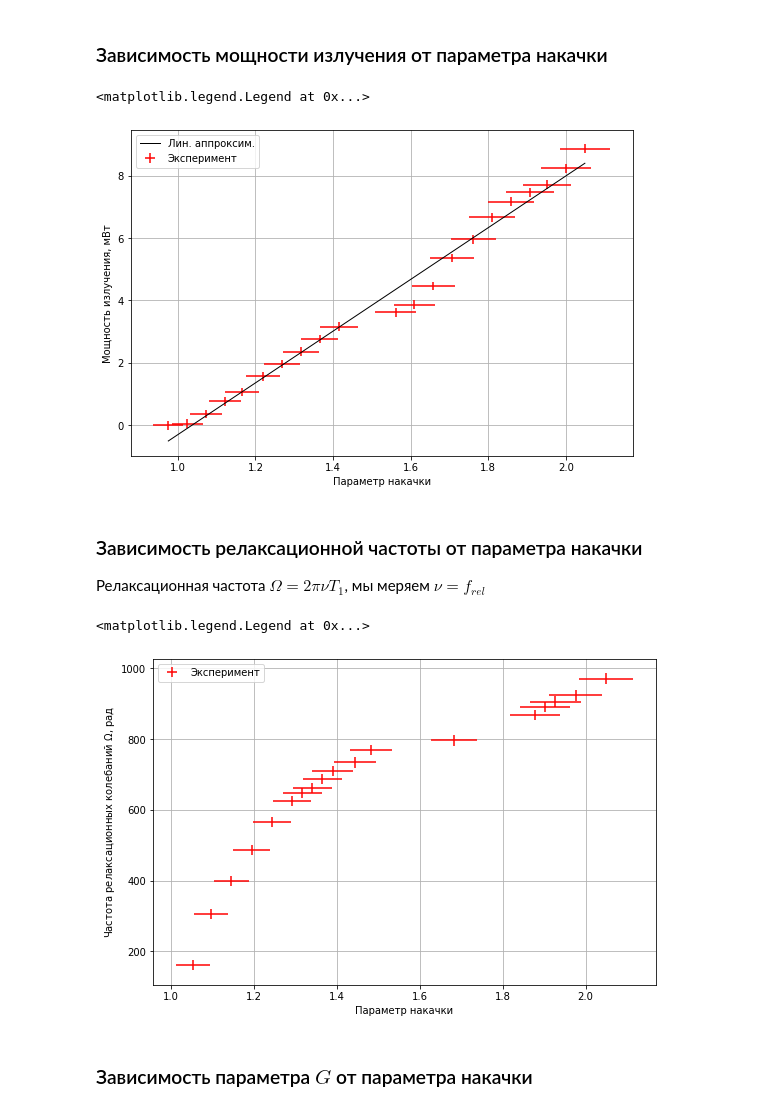
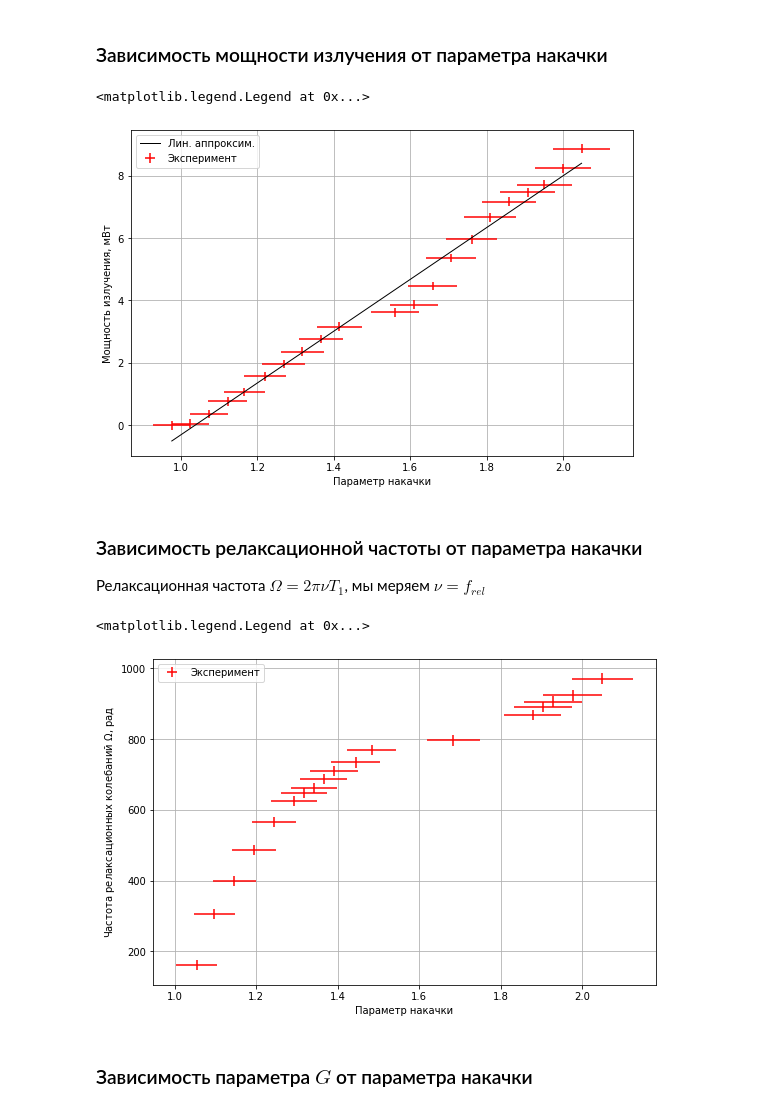
Before and after one commit to MrKozelberg/low_freq, a Jupyter notebook: scripts/script.ipynb, the cells around one changed output. Drawn from its saved outputs; the diff is of its cells as text; code cells hidden in the pictures.

```diff
--- a/scripts/script.ipynb
+++ b/scripts/script.ipynb
@@ -18,7 +18,7 @@ p_iz = data1[:, 1]  # излучение
 p_iz -= p_iz[-1]  # учёт фоновой засветки
 
 # погрешности, выбраны из соображения, что там всё "дышало"
-p_n_err = np.ones(len(p_iz)) * 3  # мВт
+p_n_err = np.ones(len(p_iz)) * 5  # мВт
 p_iz_err = np.ones(len(p_iz)) * 14e-2  # мВт, взял за погрешность величину фоновой засветки
 
 fig = plt.figure(figsize=(9, 6))
@@ -35,4 +35,6 @@ ax.set_xlabel('Мощность накачки, мВт')
 
 ax.grid()
 ax.legend()
+
+fig.savefig('../figures/p_iz_vs_p_nak.png', dpi=300, bbox_inches='tight')
 # %% [output]
@@ -52,7 +53,7 @@ $$
 ### Зависимость мощности излучения от параметра накачки
 # %%
 A = p_n / 205  # параметр накачки
-A_err = 3 / 205 + p_n * 5 / 205**2
+A_err = p_n_err / 205 + p_n * 5 / 205**2
 
 fig = plt.figure(figsize=(9, 6))
 ax = fig.add_subplot(1, 1, 1)
@@ -69,7 +70,7 @@ ax.grid()
 ax.legend()
 # %% [output]
 <matplotlib.legend.Legend at 0x...>
-[figure, old version]
+[figure, new version]
 # %% [markdown]
 ### Зависимость релаксационной частоты от параметра накачки
 Релаксационная частота $\Omega = 2\pi \nu T_1$, мы меряем $\nu = f_{rel}$
@@ -79,35 +80,35 @@ data2 = np.genfromtxt('%sdata2.txt'%path)
 
 p_n_2 = data2[:, 0]  # мощность накачки
 f_rel = data2[:, 1]  # частота релаксационный колебаний
 
 # погрешности
-p_n_2_err = np.ones(len(p_n_2)) * 3  # мВт
+p_n_2_err = np.ones(len(p_n_2)) * p_n_err[0]  # мВт
 f_rel_err = np.ones(len(p_n_2)) * 10  # кГц
 
 A_2 = p_n_2 / 205  # параметр накачки
 A_2_err = p_n_2_err / 205 + p_n_2 * 5 / 205**2
 
 T_1 = 0.23  # мс
 Omega = 2 * np.pi * f_rel * T_1
 
 Omega_err = 2 * np.pi * f_rel_err * T_1
 
 fig = plt.figure(figsize=(9, 6))
 ax = fig.add_subplot(1, 1, 1)
 
 ax.errorbar(A_2, Omega, xerr=A_2_err, yerr=Omega_err, label='Эксперимент', ls='', color='red', ms=4)
 
 #p1 = np.poly1d(np.polyfit(A, p_iz, 1))
 #ax.plot(A, p1(A), color='black', linestyle='-', label='Лин. аппроксим.', lw=1)
 
 ax.set_ylabel(r'Частота релаксационных колебаний $\Omega$, рад')
 ax.set_xlabel('Параметр накачки')
 
 ax.grid()
 ax.legend()
 # %% [output]
 <matplotlib.legend.Legend at 0x...>
-[figure, old version]
+[figure, new version]
 # %% [markdown]
 ### Зависимость параметра $G$ от параметра накачки
 # %%
```
Also changed, not shown: parts of 9 cells of this notebook, 6 other files.
